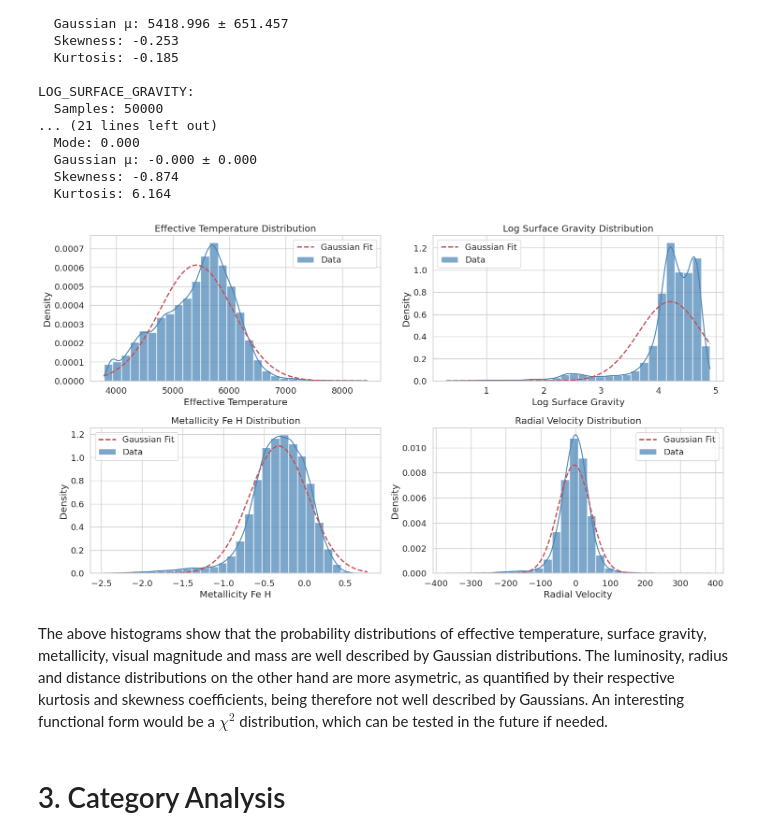
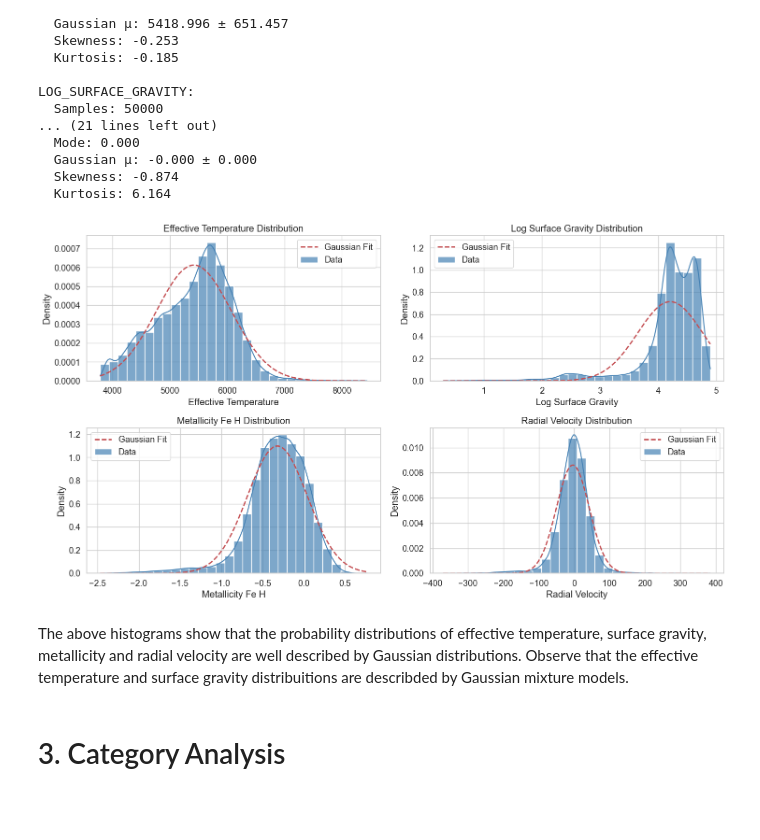
Before and after one commit to LFD103108/Star-Classification, a Jupyter notebook: notebooks/2.data_visualization.ipynb, the cells around one changed output. Drawn from its saved outputs; the diff is of its cells as text; code cells hidden in the pictures; blank space fills up the shorter version.

```diff
--- a/notebooks/2.data_visualization.ipynb
+++ b/notebooks/2.data_visualization.ipynb
@@ -405,37 +314,37 @@ plt.figure(figsize=(15, 12))
 quantities = ['effective_temperature', 'log_surface_gravity',
               'metallicity_fe_h', 'radial_velocity', 'redshift']
 
 # Create subplots (3 rows, 2 columns for 5 quantities)
 for i, q in enumerate(quantities, 1):
     plt.subplot(3, 2, i)
 
     # Plot histogram
     sns.histplot(dfG[q].dropna(), color='steelblue', alpha=0.7,
                  bins=30, stat='density', kde=True, label='Data')
 
     # Plot fitted Gaussian if we have results
     if q in results:
         x_min = dfG[q].min()
         x_max = dfG[q].max()
         x = np.linspace(x_min, x_max, 200)
-        gaussian = stats.norm.pdf(x, results[q]['mu'], results[q]['std'])
+        gaussian = norm.pdf(x, results[q]['mu'], results[q]['std'])
         plt.plot(x, gaussian, 'r--', linewidth=2, label='Gaussian Fit')
 
     plt.title(f'{q.replace("_", " ").title()} Distribution')
     plt.xlabel(q.replace("_", " ").title())
     plt.ylabel('Density')
     plt.legend()
 
 # Remove empty subplot if odd number of quantities
 if len(quantities) % 2 != 0:
     plt.delaxes(plt.gcf().get_axes()[-1])
 
 plt.tight_layout()
 plt.show()
 # %% [output]
-[figure, old version]
+[figure, new version]
 # %% [markdown]
-The above histograms show that the probability distributions of effective temperature, surface gravity, metallicity, visual magnitude and mass are well described by Gaussian distributions. The luminosity, radius and distance distributions on the other hand are more asymetric, as quantified by their respective kurtosis and skewness coefficients, being therefore not well described by Gaussians. An interesting functional form would be a $\chi^{2}$ distribution, which can be tested in the future if needed.
+The above histograms show that the probability distributions of effective temperature, surface gravity, metallicity and radial velocity are well described by Gaussian distributions. Observe that the effective temperature and surface gravity distribuitions are describded by Gaussian mixture models.
 # %% [markdown]
 # 3. Category Analysis
 # %% [markdown]
```
Also changed, not shown: parts of 22 cells of this notebook, 5 other files.
